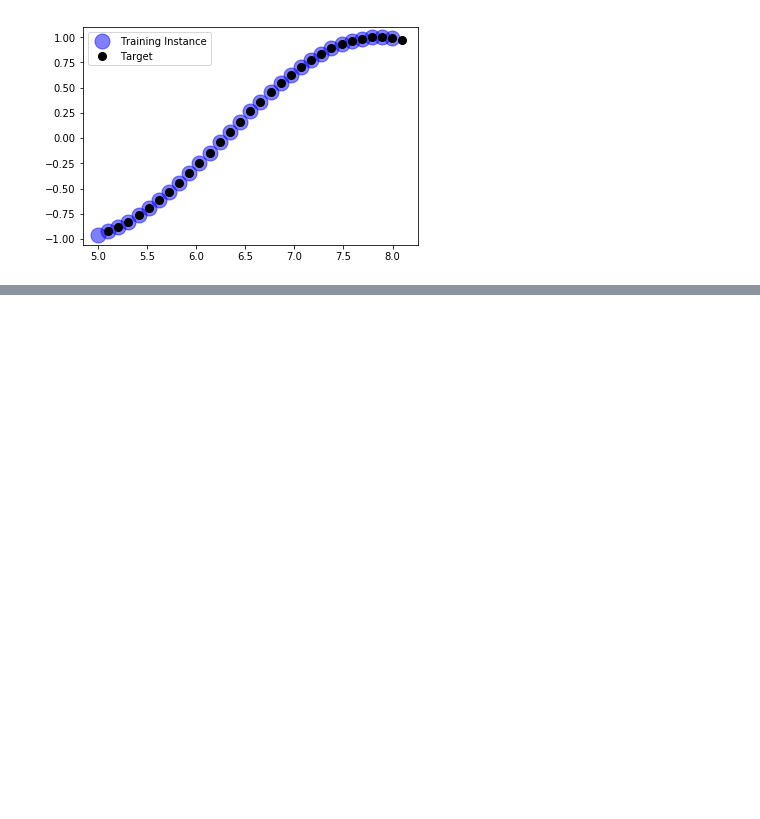
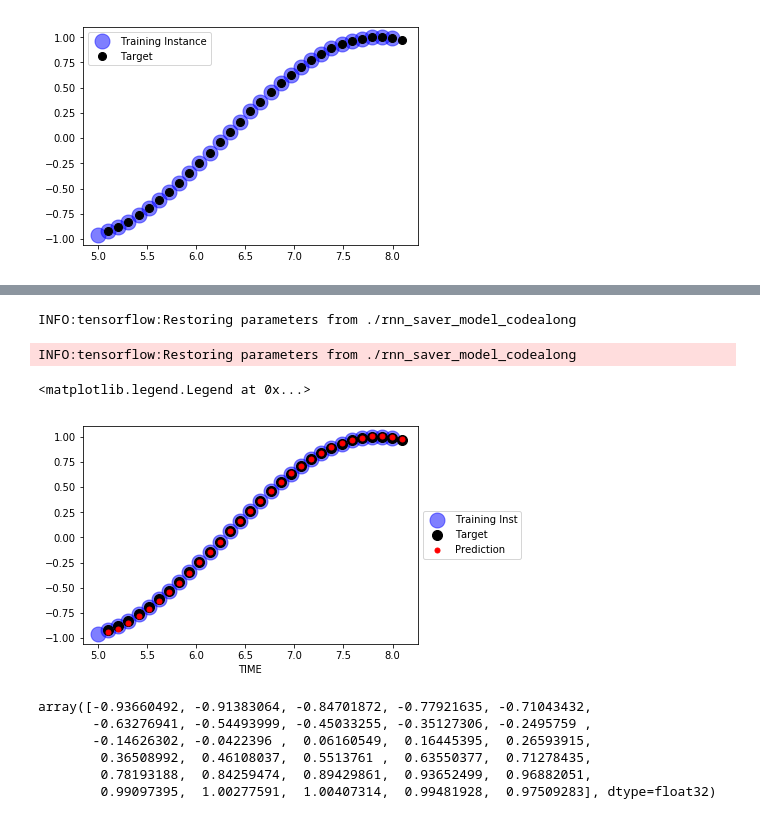
Before and after one commit to hbalakrishna/ML_Projects, a Jupyter notebook: Time Series/Time_Series_RNN.ipynb, the cells around one changed output, grey strips where cells are left out. Saved outputs shown, nothing was run; the diff lists cells and outputs as text; code cells hidden in the pictures; blank space fills up the shorter version.

Commit message:
Generate 1 time step ahead

```diff
--- a/Time Series/Time_Series_RNN.ipynb
+++ b/Time Series/Time_Series_RNN.ipynb
@@ -144,0 +150,20 @@ train = optimizer.minimize(loss)
+# %%
+#Save the model inorder to be used again
+saver = tf.train.Saver()
+# %%
+
+with tf.Session(config = tf.ConfigProto(gpu_options = gpu_opt)) as sess:
+    sess.run(init)
+
+    for iterations in range(num_train_iterations):
+
+        X_batch, y_batch = ts_data.nxt_batch(batch_size, num_steps)
+
+        sess.run(train, feed_dict={X:X_batch, y:y_batch})
+
+        #Calculate accuracy for every 100 steps & report
+        if iterations % 100 == 0:
+            mse = loss.eval(feed_dict={X:X_batch, y:y_batch})
+            print(iterations, "\tMSE", mse)
+
+    saver.save(sess, "./rnn_saver_model_codealong")
@@ -144,0 +191,39 @@ train = optimizer.minimize(loss)
+# %%
+#Done with training the model
+#Now how to predic the model into the future???????
+
+#For that
+# create another session
+with tf.Session() as sess:
+    saver.restore(sess, "./rnn_saver_model_codealong")
+
+    X_new = np.sin(np.array(train_data[:-1].reshape(-1,num_steps,num_ip)))
+    y_pred = sess.run(outputs, feed_dict={X:X_new})
+# %% [output]
+INFO:tensorflow:Restoring parameters from ./rnn_saver_model_codealong
+INFO:tensorflow:Restoring parameters from ./rnn_saver_model_codealong
+# %%
+#Training data points
+plt.plot(train_data[:-1], np.sin(train_data[:-1]), "bo", markersize = 15, alpha = 0.5, label = "Training Inst")
+
+#Target data points of the training instance
+plt.plot(train_data[1:], np.sin(train_data[1:]), "ko", markersize = 10, label = "Target")
+
+#Models Prediction
+plt.plot(train_data[1:], y_pred[0,:,0], 'r.', markersize = 10, label="Prediction")
+
+plt.xlabel("TIME")
+
+plt.legend(loc='center left', bbox_to_anchor=(1, 0.5))
+# %% [output]
+<matplotlib.legend.Legend at 0x...>
+[figure, added]
+# %%
+y_pred[0,:,0]
+# %% [output]
+array([-0.93660492, -0.91383064, -0.84701872, -0.77921635, -0.71043432,
+       -0.63276941, -0.54493999, -0.45033255, -0.35127306, -0.2495759 ,
+       -0.14626302, -0.0422396 ,  0.06160549,  0.16445395,  0.26593915,
+        0.36508992,  0.46108037,  0.5513761 ,  0.63550377,  0.71278435,
+        0.78193188,  0.84259474,  0.89429861,  0.93652499,  0.96882051,
+        0.99097395,  1.00277591,  1.00407314,  0.99481928,  0.97509283], dtype=float32)
```
Also changed, not shown: parts of 7 cells of this notebook, 4 other files.
